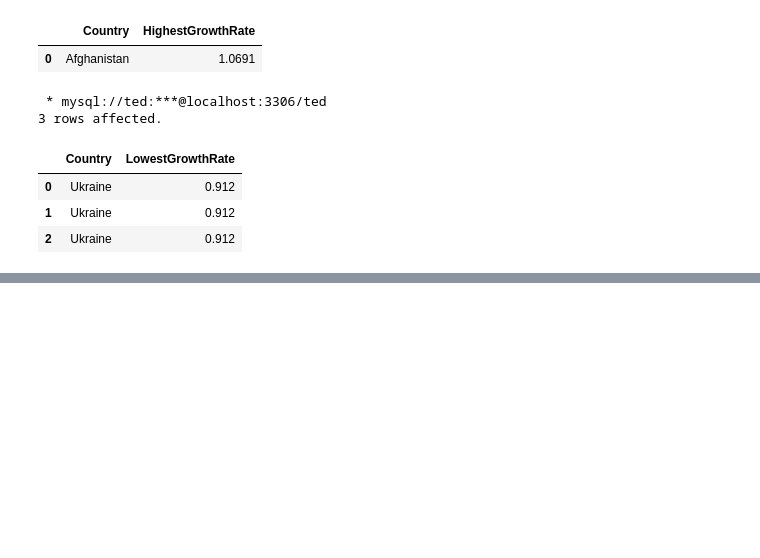
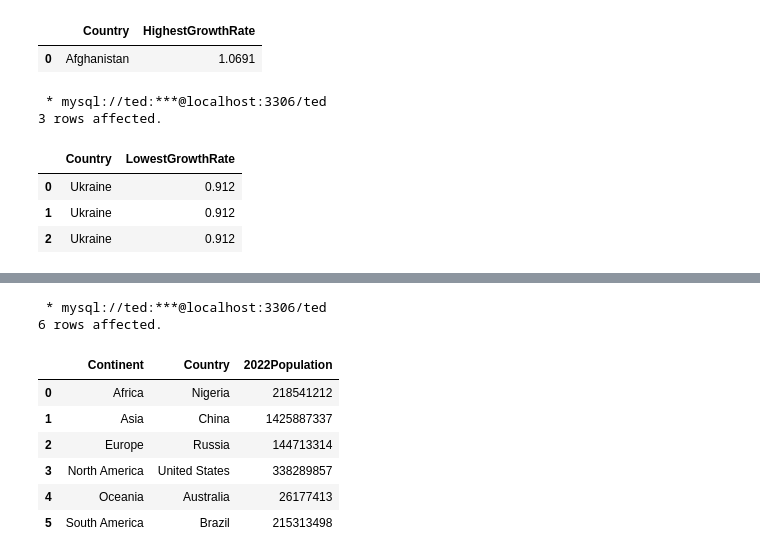
Before and after one commit to Murega14/WorldPopulation, a Jupyter notebook: Worldpopulation.ipynb, the cells around one changed output, grey strips where cells are left out. Drawn from its saved outputs; the diff is of its cells as text; code cells hidden in the pictures; blank space fills up the shorter version.

```diff
--- a/Worldpopulation.ipynb
+++ b/Worldpopulation.ipynb
@@ -206,0 +220,25 @@ WHERE Growthrate =
+# %%
+%%sql
+#showing the most populated country by continent
+SELECT DISTINCT Continent, Country, `2022Population`
+FROM population
+WHERE (`2022Population`, Continent) IN (
+    (SELECT MAX(`2022Population`), 'Asia' FROM population WHERE Continent = 'Asia'),
+    (SELECT MAX(`2022Population`), 'Africa' FROM population WHERE Continent = 'Africa'),
+    (SELECT MAX(2022Population), 'Europe' FROM population WHERE Continent = 'Europe'),
+    (SELECT MAX(2022Population), 'Oceania' FROM population WHERE Continent = 'Oceania'),
+    (SELECT MAX(2022Population), 'North America' FROM population WHERE Continent = 'North America'),
+    (SELECT MAX(2022Population), 'South America' FROM population WHERE Continent = 'South America')
+
+)
+ORDER BY Continent;
+# %% [output]
+ * mysql://ted:***@localhost:3306/ted
+6 rows affected.
+|  | Continent | Country | 2022Population |
+| 0 | Africa | Nigeria | 218541212 |
+| 1 | Asia | China | 1425887337 |
+| 2 | Europe | Russia | 144713314 |
+| 3 | North America | United States | 338289857 |
+| 4 | Oceania | Australia | 26177413 |
+| 5 | South America | Brazil | 215313498 |
```
Also changed, not shown: parts of 2 cells of this notebook.
